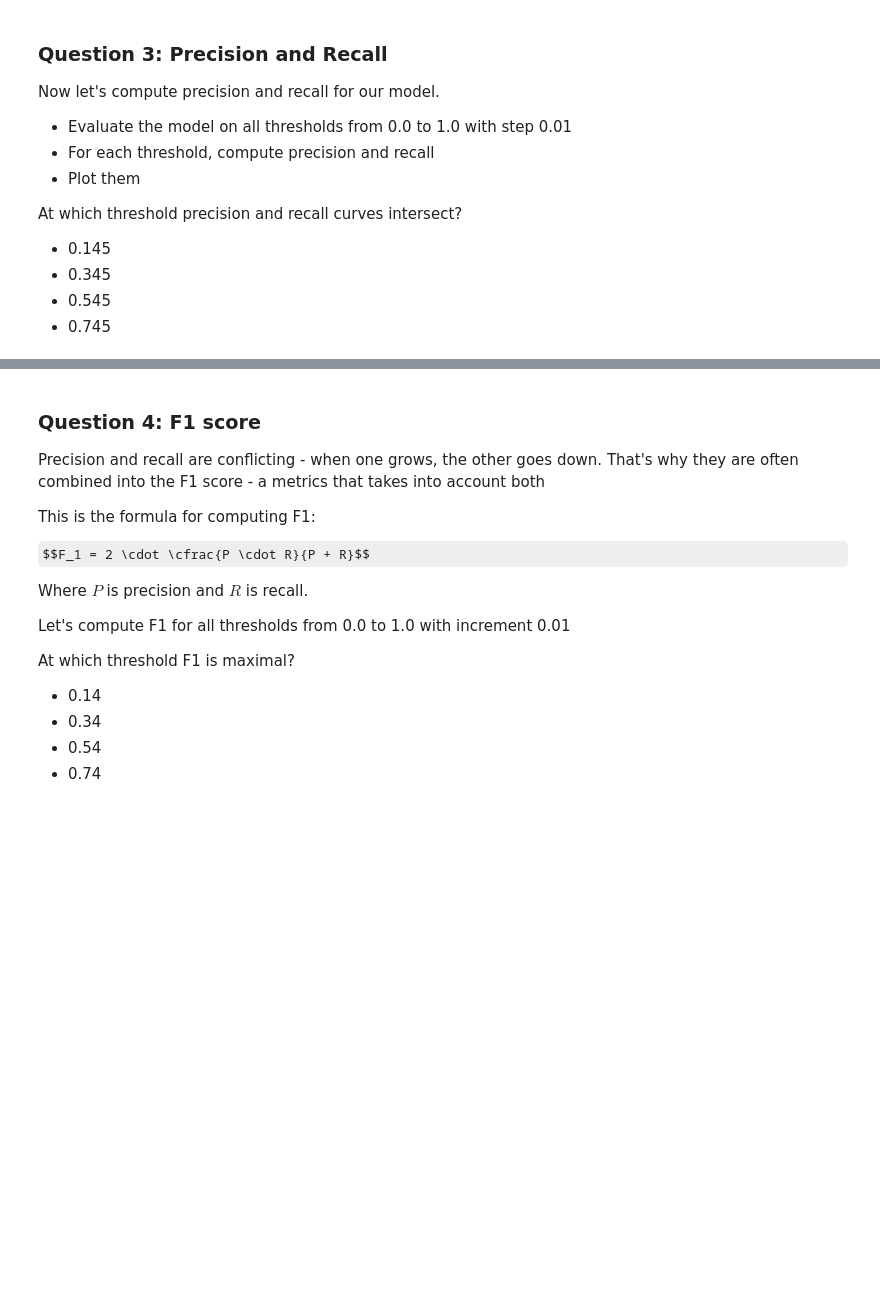
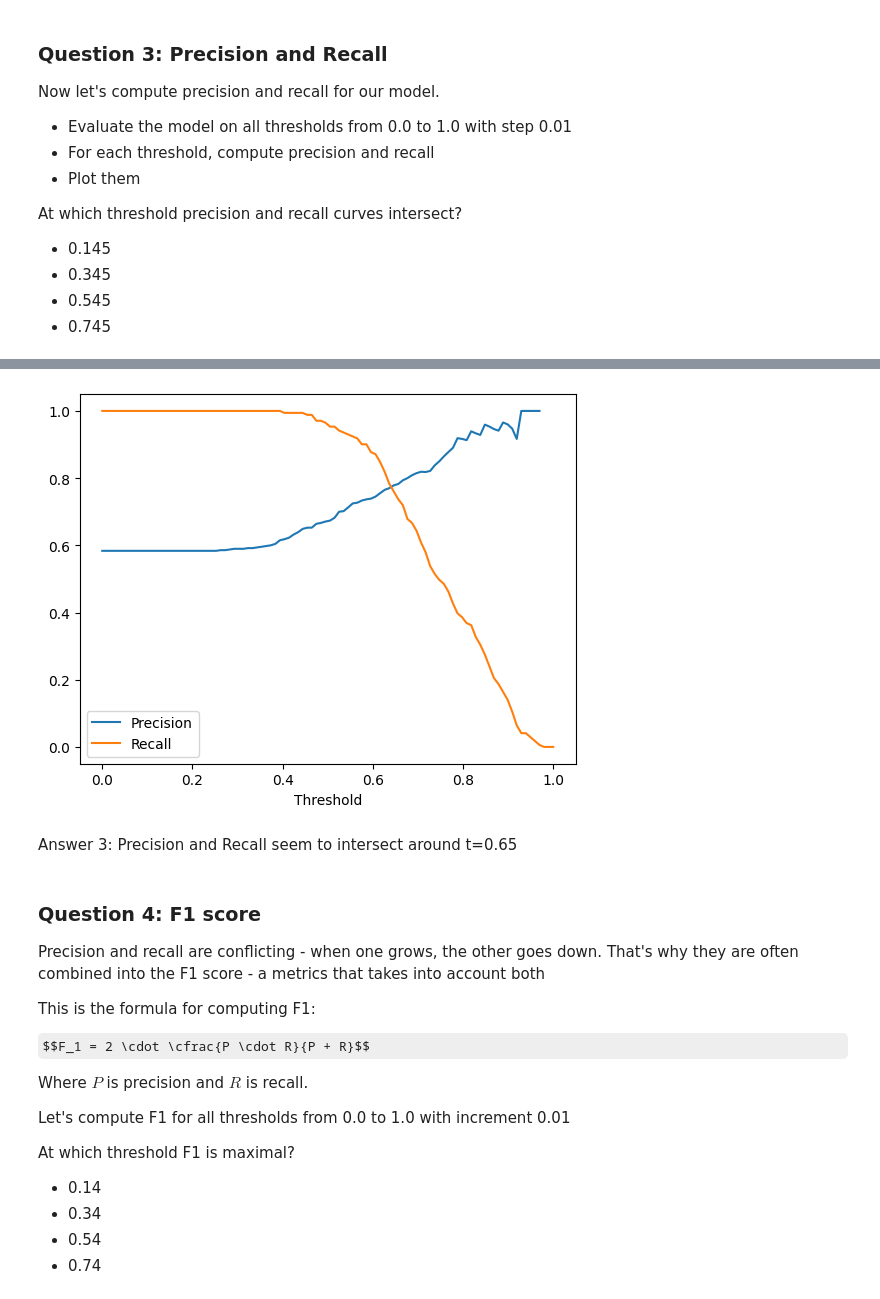
Before and after one commit to sudhagart/mlzoom-hw, a Jupyter notebook: 04-evaluation/homework.ipynb, the cells around one changed output, grey strips where cells are left out. Saved outputs shown, nothing was run; the diff lists cells and outputs as text; code cells hidden in the pictures; some formulas as TeX source; blank space fills up the shorter version.

```diff
--- a/04-evaluation/homework.ipynb
+++ b/04-evaluation/homework.ipynb
@@ -165,3 +208,29 @@ At which threshold precision and recall curves intersect?
 * 0.345
 * 0.545
 * 0.745
+# %%
+def get_precision_recall(y, y_pred, t=0.5):
+    actual_positive = (y == 1)
+    actual_negative = (y == 0)
+
+    predict_positive = (y_pred >= t)
+    predict_negative = (y_pred < t)
+
+    tp = (predict_positive & actual_positive).sum()
+    tn = (predict_negative & actual_negative).sum()
+
+    fp = (predict_positive & actual_negative).sum()
+    fn = (predict_negative & actual_positive).sum()
+
+    precision = tp / (tp + fp)
+    recall = tp / (tp + fn)
+    print (f'Threshold: {t:.2f}  Precision: {precision:.3f}  Recall: {recall:.3f}, TP: {tp} FP: {fp} TN: {tn} FN: {fn}')
+    return precision, recall
+# %%
+thresholds = np.linspace(0, 1, 100)
+scores = []
+for t in thresholds:
+    precision, recall = get_precision_recall(y_val, y_val_pred, t)
+    scores.append((t, precision, recall))
+
+scores.count
@@ -168,3 +256,14 @@ At which threshold precision and recall curves intersect?
+# %%
+import matplotlib.pyplot as plt
+plt.plot([x[0] for x in scores], [x[1] for x in scores], label='Precision')
+plt.plot([x[0] for x in scores], [x[2] for x in scores], label='Recall')
+plt.xlabel('Threshold')
+plt.legend()
+plt.show()
+# %% [output]
+[figure, added]
+# %% [markdown]
+Answer 3: Precision and Recall seem to intersect around t=0.65
 # %% [markdown]
 ### Question 4: F1 score
 
```
Also changed, not shown: parts of 8 cells of this notebook.
